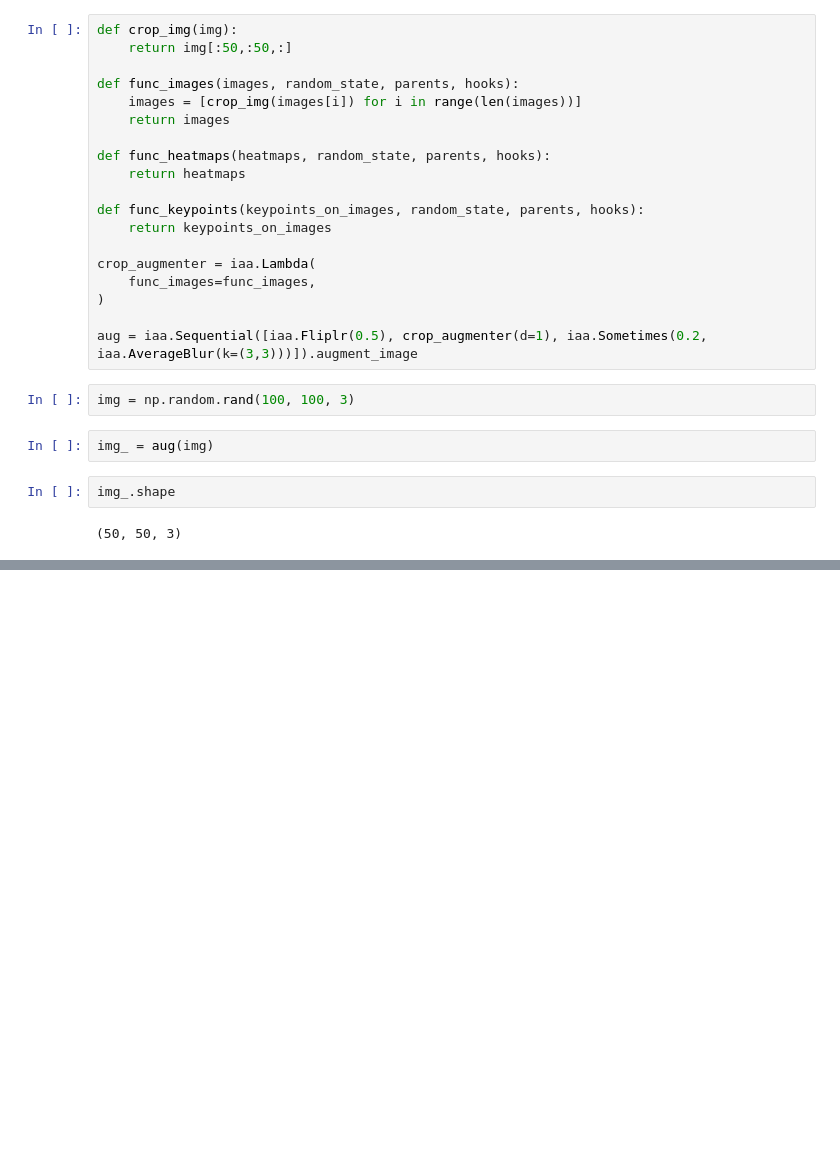
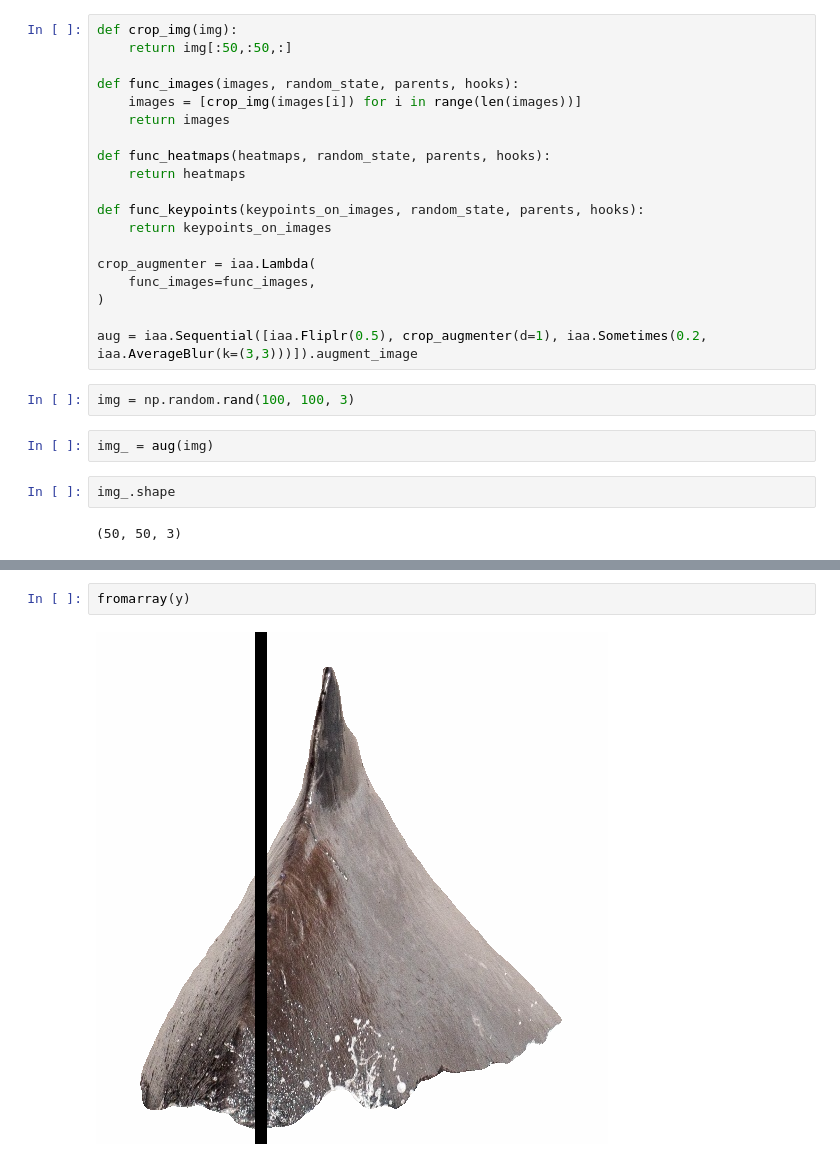
Before and after one commit to T1murKO/happywhale, a Jupyter notebook: test.ipynb, the cells around one changed output, grey strips where cells are left out. Saved outputs shown, nothing was run; the diff lists cells and outputs as text; blank space fills up the shorter version.

```diff
--- a/test.ipynb
+++ b/test.ipynb
@@ -59,0 +178,4 @@ s[s.target != '37c7aba965a5']['image'].nunique()
+# %%
+fromarray(y)
+# %% [output]
+[figure, added]
```
Also changed, not shown: parts of 22 cells of this notebook, 20 other files.
